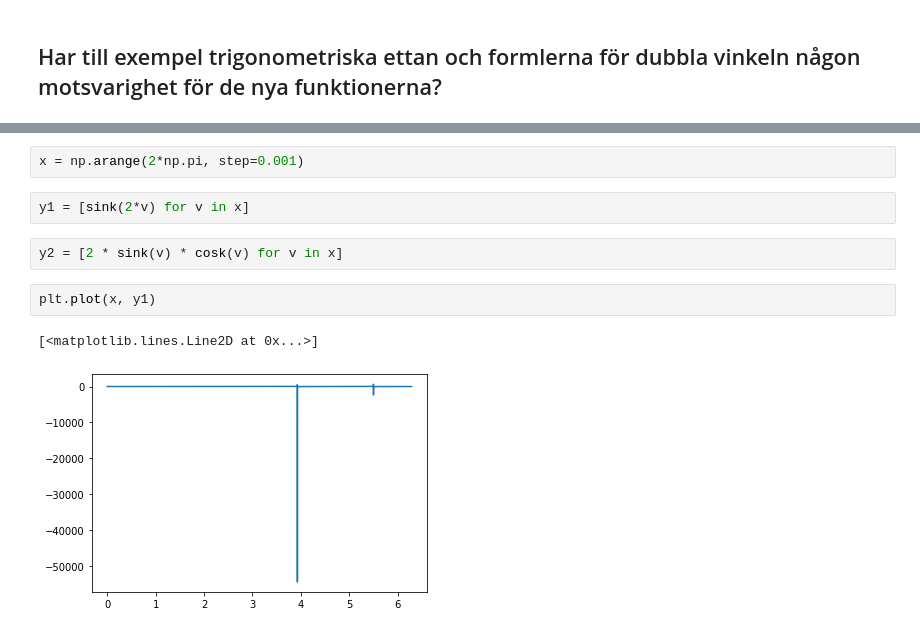
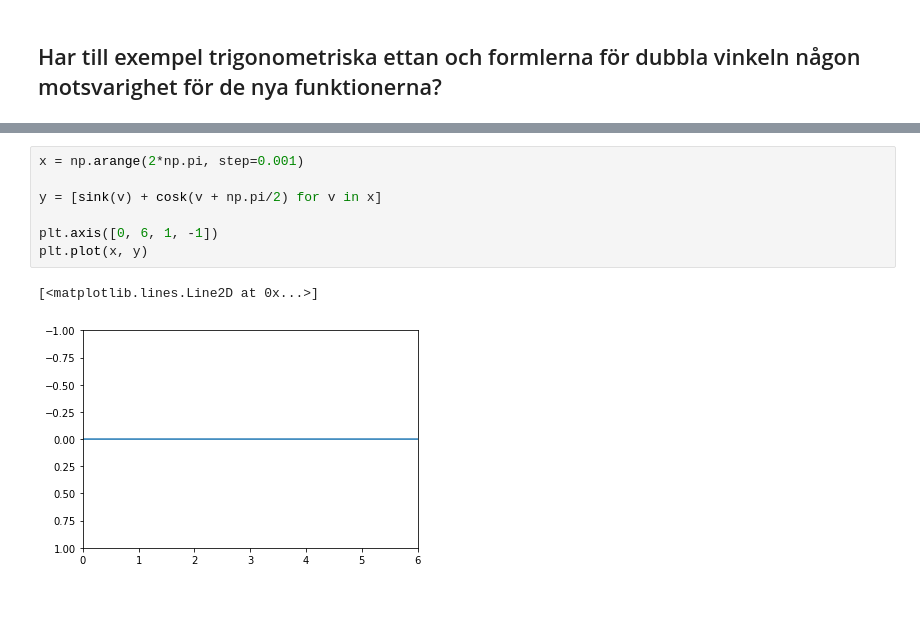
Before and after one commit to jollescott/sinus-kvadraticus, a Jupyter notebook: sinus-kvadraticus.ipynb, the cells around one changed output, grey strips where cells are left out. Drawn from its saved outputs; the diff is of its cells as text; blank space fills up the shorter version.

```diff
--- a/sinus-kvadraticus.ipynb
+++ b/sinus-kvadraticus.ipynb
@@ -113,11 +133,10 @@ plt.plot(x, y)
 # %%
 x = np.arange(2*np.pi, step=0.001)
+
+y = [sink(v) + cosk(v + np.pi/2) for v in x]
+
+plt.axis([0, 6, 1, -1])
+plt.plot(x, y)
+# %% [output]
+[<matplotlib.lines.Line2D at 0x...>]
+[figure, added]
-# %%
-y1 = [sink(2*v) for v in x]
-# %%
-y2 = [2 * sink(v) * cosk(v) for v in x]
-# %%
-plt.plot(x, y1)
-# %% [output]
-[<matplotlib.lines.Line2D at 0x...>]
-[figure, removed]
```
Also changed, not shown: parts of 29 cells of this notebook.
